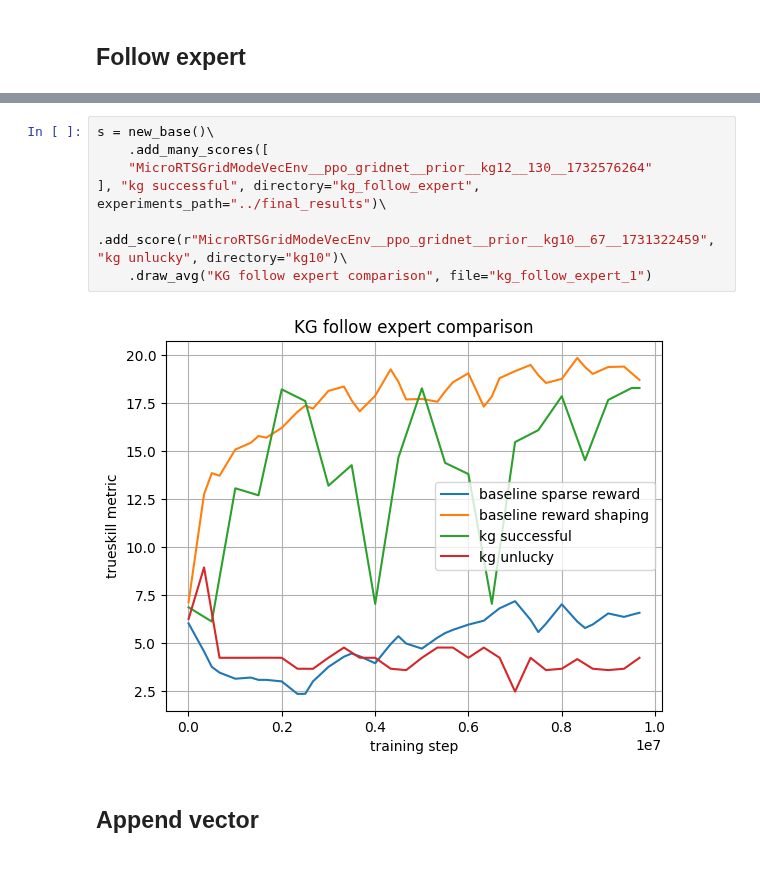
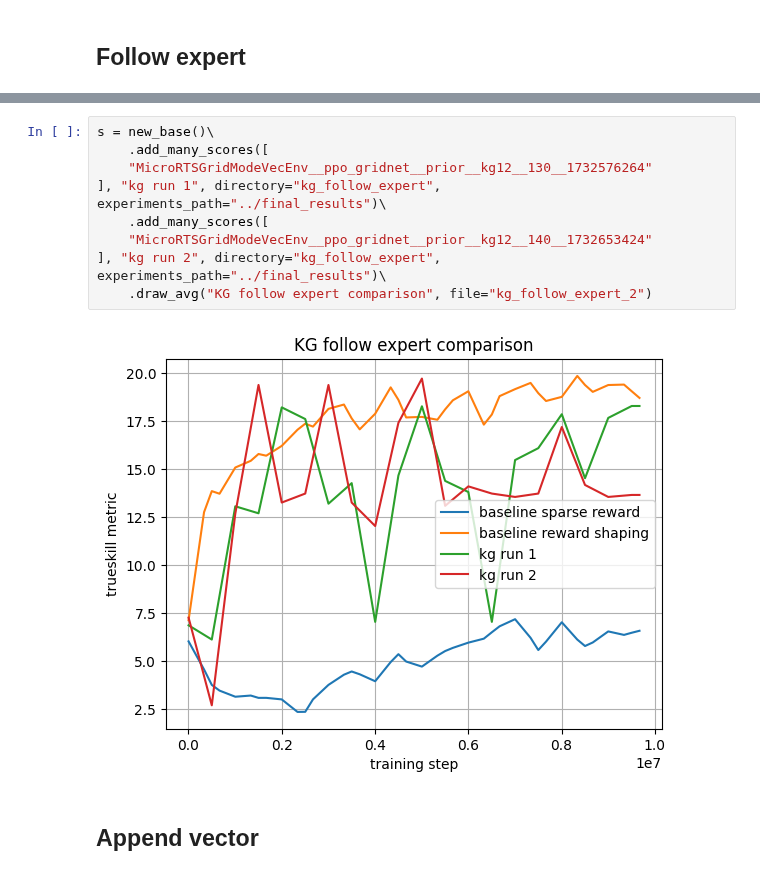
Before and after one commit to adFrej/kg-rl-rts, a Jupyter notebook: results/final_results.ipynb, the cells around one changed output, grey strips where cells are left out. Saved outputs shown, nothing was run; the diff lists cells and outputs as text.

```diff
--- a/results/final_results.ipynb
+++ b/results/final_results.ipynb
@@ -91,12 +92,14 @@ s = new_base()\
 # %%
 s = new_base()\
     .add_many_scores([
     "MicroRTSGridModeVecEnv__ppo_gridnet__prior__kg12__130__1732576264"
-], "kg successful", directory="kg_follow_expert", experiments_path="../final_results")\
-    .add_score(r"MicroRTSGridModeVecEnv__ppo_gridnet__prior__kg10__67__1731322459", "kg unlucky", directory="kg10")\
-    .draw_avg("KG follow expert comparison", file="kg_follow_expert_1")
+], "kg run 1", directory="kg_follow_expert", experiments_path="../final_results")\
+    .add_many_scores([
+    "MicroRTSGridModeVecEnv__ppo_gridnet__prior__kg12__140__1732653424"
+], "kg run 2", directory="kg_follow_expert", experiments_path="../final_results")\
+    .draw_avg("KG follow expert comparison", file="kg_follow_expert_2")
 # %% [output]
-[figure, old version]
+[figure, new version]
 # %% [markdown]
 ## Append vector
 # %%
```
Also changed, not shown: parts of 6 cells of this notebook, 28 other files.
